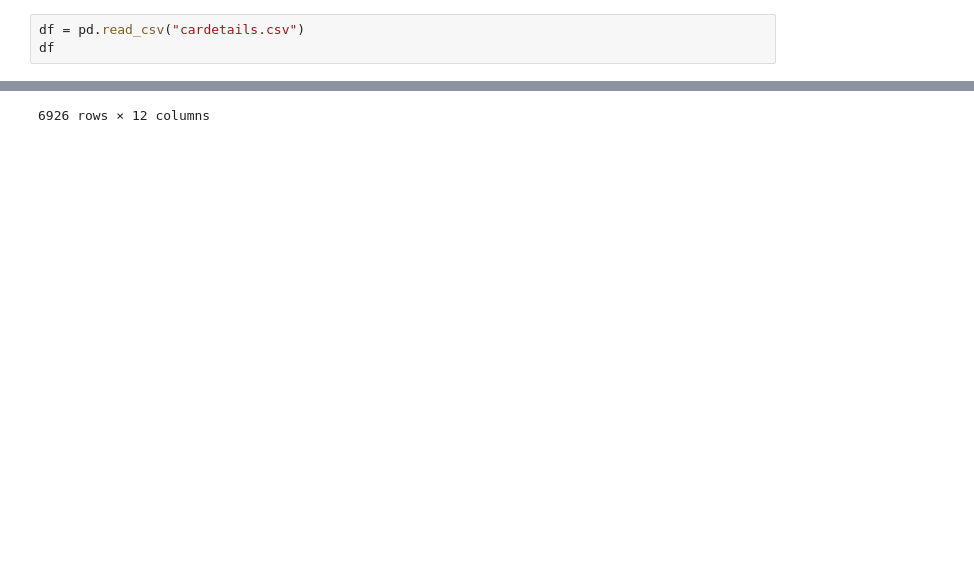
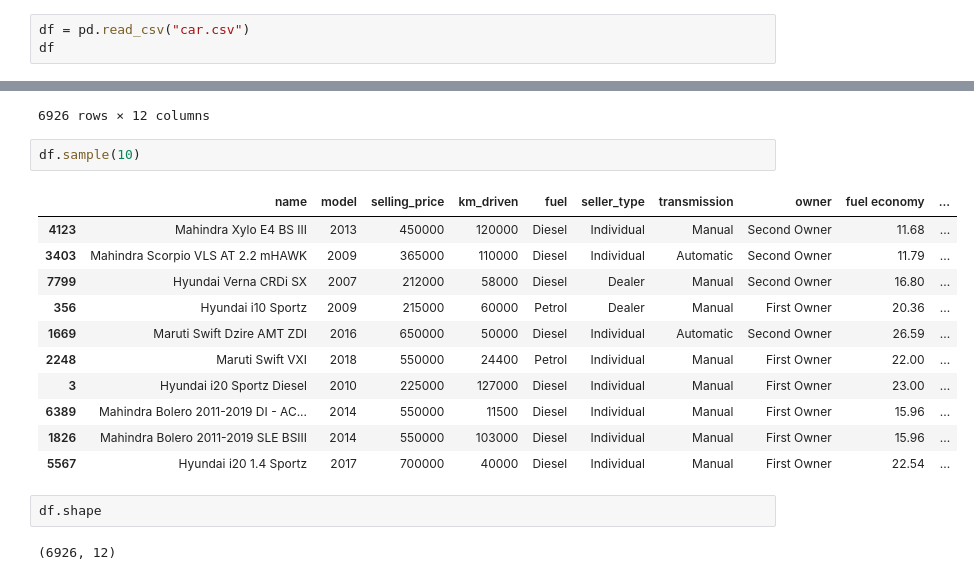
Before and after one commit to mhdshanif121201-design/Used_car_data_analysis, a Jupyter notebook: internproject.ipynb, the cells around one changed output, grey strips where cells are left out. Cells and saved outputs as stored; diff of their text form; blank space fills up the shorter version.

```diff
--- a/internproject.ipynb
+++ b/internproject.ipynb
@@ -3,7 +3,7 @@ import pandas as pd  # data handling
 # %% [markdown]
 # car data analysis
 # %%
-df = pd.read_csv("cardetails.csv")
+df = pd.read_csv("car.csv")
 df
 # %% [output]
 |  | name | year | selling_price | km_driven | fuel | seller_type | transmission | owner | mileage | ... |
@@ -545,3 +545,21 @@ df
 | 8124 | Hyundai Verna CRDi SX | 2007 | 135000 | 119000 | Diesel | Individual | Manual | Fourth & Above Owner | 16.80 | ... |
 | 8125 | Maruti Swift Dzire ZDi | 2009 | 382000 | 120000 | Diesel | Individual | Manual | First Owner | 19.30 | ... |
 6926 rows × 12 columns
+# %%
+df.sample(10)
+# %% [output]
+|  | name | model | selling_price | km_driven | fuel | seller_type | transmission | owner | fuel economy | ... |
+| 4123 | Mahindra Xylo E4 BS III | 2013 | 450000 | 120000 | Diesel | Individual | Manual | Second Owner | 11.68 | ... |
+| 3403 | Mahindra Scorpio VLS AT 2.2 mHAWK | 2009 | 365000 | 110000 | Diesel | Individual | Automatic | Second Owner | 11.79 | ... |
+| 7799 | Hyundai Verna CRDi SX | 2007 | 212000 | 58000 | Diesel | Dealer | Manual | Second Owner | 16.80 | ... |
+| 356 | Hyundai i10 Sportz | 2009 | 215000 | 60000 | Petrol | Dealer | Manual | First Owner | 20.36 | ... |
+| 1669 | Maruti Swift Dzire AMT ZDI | 2016 | 650000 | 50000 | Diesel | Individual | Automatic | Second Owner | 26.59 | ... |
+| 2248 | Maruti Swift VXI | 2018 | 550000 | 24400 | Petrol | Individual | Manual | First Owner | 22.00 | ... |
+| 3 | Hyundai i20 Sportz Diesel | 2010 | 225000 | 127000 | Diesel | Individual | Manual | First Owner | 23.00 | ... |
+| 6389 | Mahindra Bolero 2011-2019 DI - AC... | 2014 | 550000 | 11500 | Diesel | Individual | Manual | First Owner | 15.96 | ... |
+| 1826 | Mahindra Bolero 2011-2019 SLE BSIII | 2014 | 550000 | 103000 | Diesel | Individual | Manual | First Owner | 15.96 | ... |
+| 5567 | Hyundai i20 1.4 Sportz | 2017 | 700000 | 40000 | Diesel | Individual | Manual | First Owner | 22.54 | ... |
+# %%
+df.shape
+# %% [output]
+(6926, 12)
```
Also changed, not shown: parts of 22 cells of this notebook, 4 other files.
